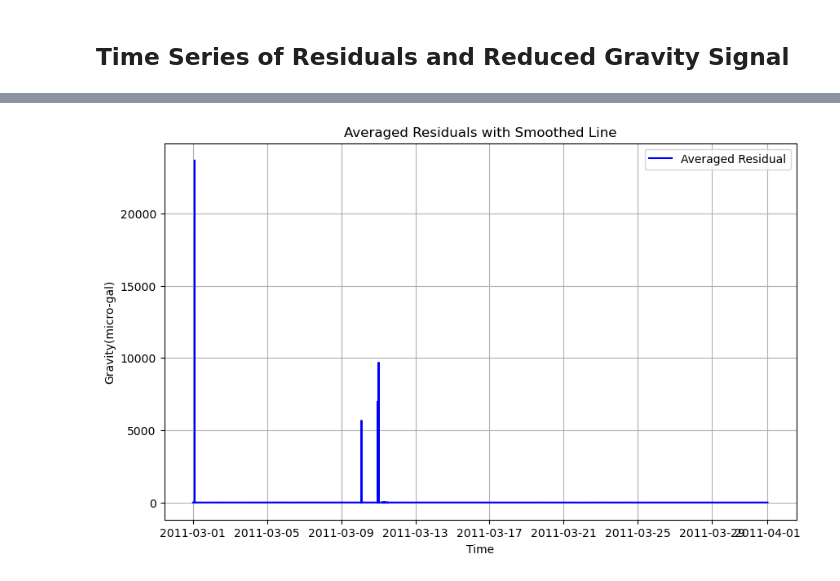
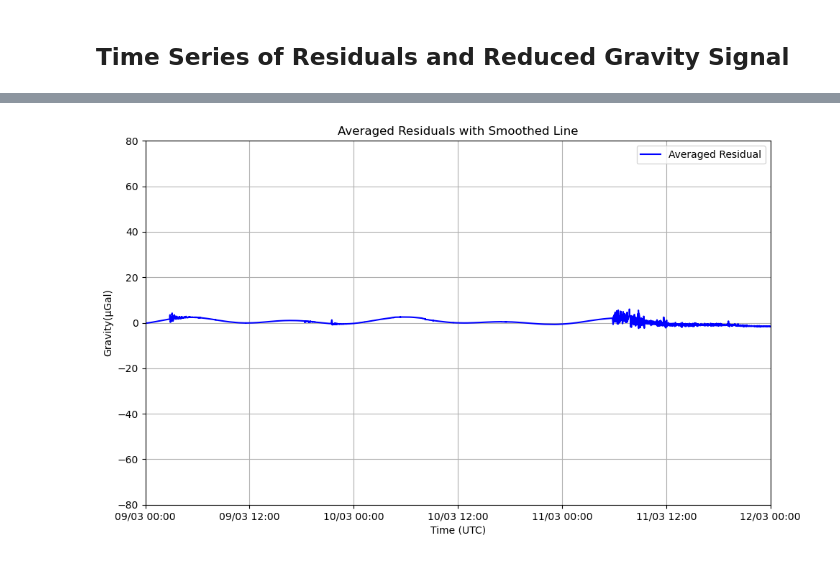
Before and after one commit to GPGN-268/SP2024-FP05-gravity, a Jupyter notebook: notebooks/tohoku-oki_gravity_plots.ipynb, the cells around one changed output, grey strips where cells are left out. Cells and saved outputs as stored; diff of their text form; code cells hidden in the pictures.

Commit message:
Did more work on the filtered graph

```diff
--- a/notebooks/tohoku-oki_gravity_plots.ipynb
+++ b/notebooks/tohoku-oki_gravity_plots.ipynb
@@ -81,3 +81,9 @@ This graph suggests the presence of a transient gravity signal whose amplitude d
 To achieve an objective signal detection assessment in such a low signal-to-noise environment, avoiding any human bias, we have developed a completely independent statistical detection procedure whose parameters are tuned using only the background data that excludes data recorded in the period around the Tohoku-Oki earthquake (60 days of background data, from 1 March 2011 05:46:00 UTC to 11 March 05:46:00 UTC and from 12 March to 30 April)
 # %% [markdown]
 ## Time Series of Residuals and Reduced Gravity Signal
+# %%
+# Convert 'Pressure(hPa)' to float because we are resampling the whole dataframe in the next line
+df['Pressure(hPa)'] = df['Pressure(hPa)'].astype(float)
+
+# Decimate the data to a sampling rate of 0.1 Hz
+df_decimated = df.resample('10S').mean()
@@ -84,25 +124,35 @@ To achieve an objective signal detection assessment in such a low signal-to-nois
 # %%
 # Convert the 'Date' and 'Time' columns to datetime and set them as the index
 #df['DateTime'] = pd.to_datetime(df['Date'] + ' ' + df['Time'], format='%Y%m%d %H%M%S')
 #df.set_index('DateTime', inplace=True)
 
-# Convert 'Pressure(hPa)' to float
+# Convert 'Pressure(hPa)' to float because we are resampling the whole dataframe in the next line
 df['Pressure(hPa)'] = df['Pressure(hPa)'].astype(float)
 
-# Decimate the data to a sampling rate of 0.1 Hz
-df_decimated = df.resample('10S').mean()
+# Decimate the data to a sampling rate of 0.1 Hz, we need to sample for at least 10s???
+df_decimated = df.resample('10S').median()
 
 # Apply a rolling window of 30 seconds to smooth the residuals
-rolling_mean = df_decimated['Gravity(V)'].rolling(window=30).mean()
+rolling_mean = df_decimated['Gravity(V)'].rolling(window=20).median()
+rolling_mean = rolling_mean.dropna()      # Get rid of "Nan" or blank values
 
 # Plot the averaged residuals
 plt.figure(figsize=(10, 6))
 plt.plot(rolling_mean.index, rolling_mean.values, color='blue', label='Averaged Residual')
-plt.xlabel('Time')
-plt.ylabel('Gravity(micro-gal)')
+plt.xlabel('Time (UTC)')
+plt.ylabel('Gravity(µGal)')
+plt.ylim(-80, 80)
 plt.title('Averaged Residuals with Smoothed Line')
 plt.legend()
 plt.grid(True)
+
+# Set x-axis limits from March 9th, 00:00 to March 12th, 00:00 in UTC
+plt.xlim(pd.Timestamp('2011-03-09 00:00:00', tz='UTC'), pd.Timestamp('2011-03-12 00:00:00', tz='UTC'))
+
+# Format the tick labels to display in this format: 09/03 00:00
+plt.gca().xaxis.set_major_formatter(plt.matplotlib.dates.DateFormatter('%d/%m %H:%M'))
+
+plt.tight_layout()
 plt.show()
 # %% [output]
-[figure, old version]
+[figure, new version]
```
Also changed, not shown: parts of 2 cells of this notebook.
